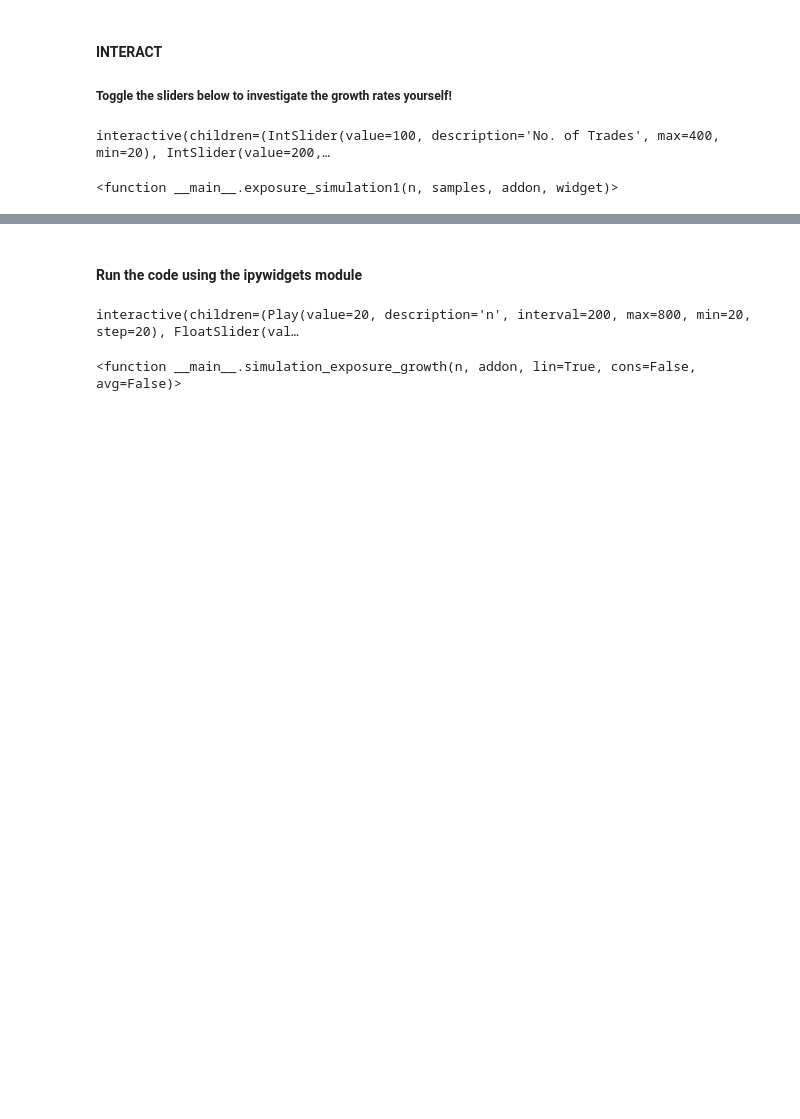
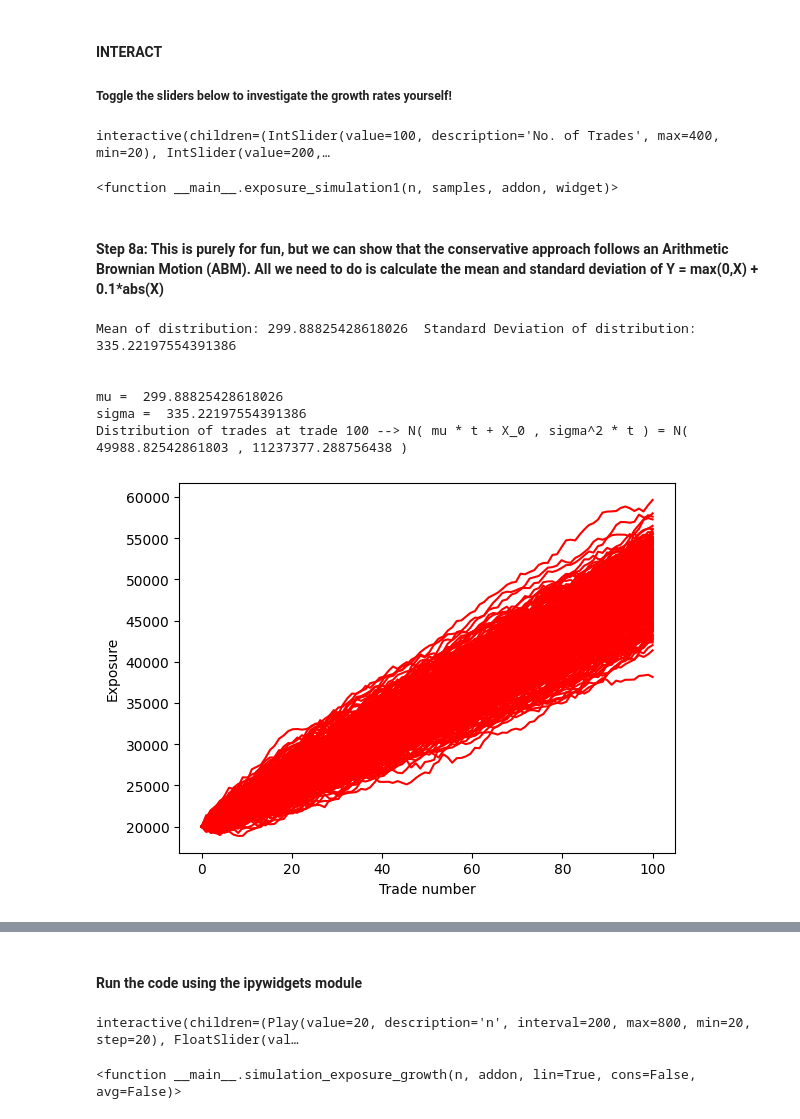
Before and after one commit to misty576/Git-Repository, a Jupyter notebook: JupyterNotebookVersionsofCode/Notebook1_MC_PCGrowth.ipynb, the cells around one changed output, grey strips where cells are left out. Drawn from its saved outputs; the diff is of its cells as text; code cells hidden in the pictures; blank space fills up the shorter version.

```diff
--- a/JupyterNotebookVersionsofCode/Notebook1_MC_PCGrowth.ipynb
+++ b/JupyterNotebookVersionsofCode/Notebook1_MC_PCGrowth.ipynb
@@ -232,3 +238,63 @@ widgets.interact(exposure_simulation1,
 # %% [output]
 interactive(children=(IntSlider(value=100, description='No. of Trades', max=400, min=20), IntSlider(value=200,…
 <function __main__.exposure_simulation1(n, samples, addon, widget)>
+# %% [markdown]
+#### Step 8a: This is purely for fun, but we can show that the conservative approach follows an Arithmetic Brownian Motion (ABM). All we need to do is calculate the mean and standard deviation of Y = max(0,X) + 0.1*abs(X)
+# %%
+
+addonfactor = 0.01
+
+np.random.seed(2020)
+
+X = np.random.uniform(-1000,1000,10**5)
+
+Y = [max(0,i) + addonfactor * 10 * abs(i) for i in X]
+
+# This monte carlo simluates the mean and variance, but maybe also show how it's done by hand as well !
+
+mu = np.mean(Y)
+standard_dev = np.std(Y)
+
+dt = 1
+
+print("Mean of distribution: " + str(mu) + "  Standard Deviation of distribution: " + str(standard_dev))
+print("\n")
+T = 100  # T = Time <=> Trade
+
+n = int(T/dt)
+t = np.linspace(0,T,n)
+
+def run_sim():
+
+    x = np.zeros(n)
+    x[0] = 20000
+
+    for i in range(n-1):
+        # This is our ABM equation. There are more stochastic calculus notes on the paper.
+        x[i+1] = x[i] + mu*dt + standard_dev*np.random.normal(0,1)*np.sqrt(dt)
+
+    return x
+
+plt.figure()
+for i in range(500):
+    x = run_sim()
+
+    plt.plot(t, x, 'r')
+
+
+print("mu = ", mu)
+print("sigma = ", standard_dev)
+mu_T = mu*T
+sigma_T = standard_dev ** 2 * T
+print("Distribution of trades at trade 100 --> N( mu * t + X_0 , sigma^2 * t ) = N( " + str(mu*T + 20000) + " , " + str(standard_dev ** 2 * T) + " )")
+plt.xlabel("Trade number")
+plt.ylabel("Exposure")
+plt.show()
+# %% [output]
+Mean of distribution: 299.88825428618026  Standard Deviation of distribution: 335.22197554391386
+
+
+mu =  299.88825428618026
+sigma =  335.22197554391386
+Distribution of trades at trade 100 --> N( mu * t + X_0 , sigma^2 * t ) = N( 49988.82542861803 , 11237377.288756438 )
+[figure, added]
```
Also changed, not shown: parts of 6 cells of this notebook, 5 other files.
